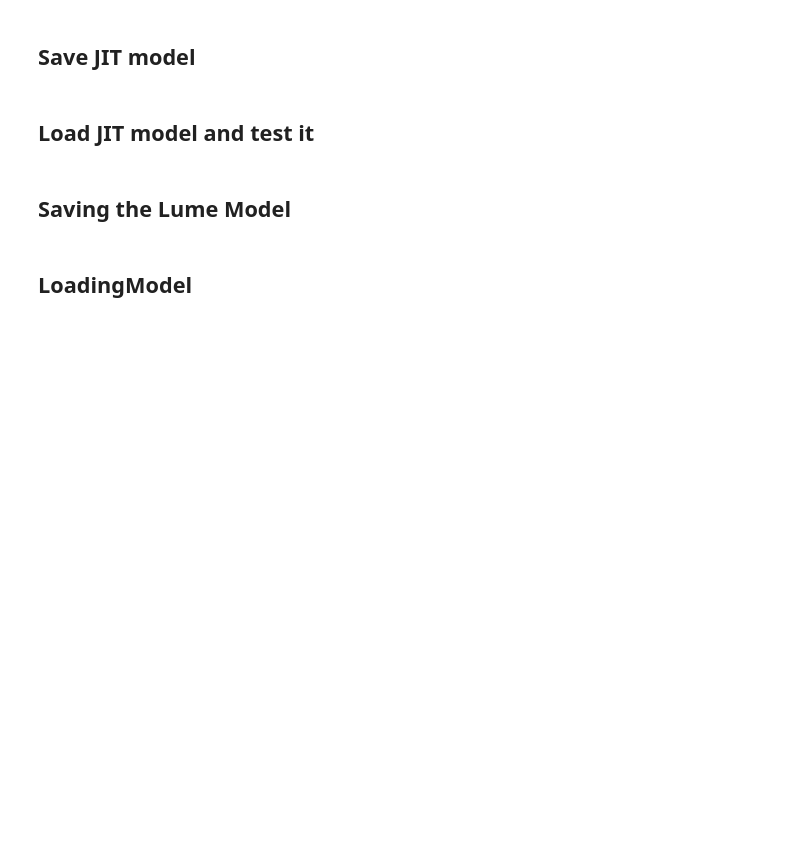
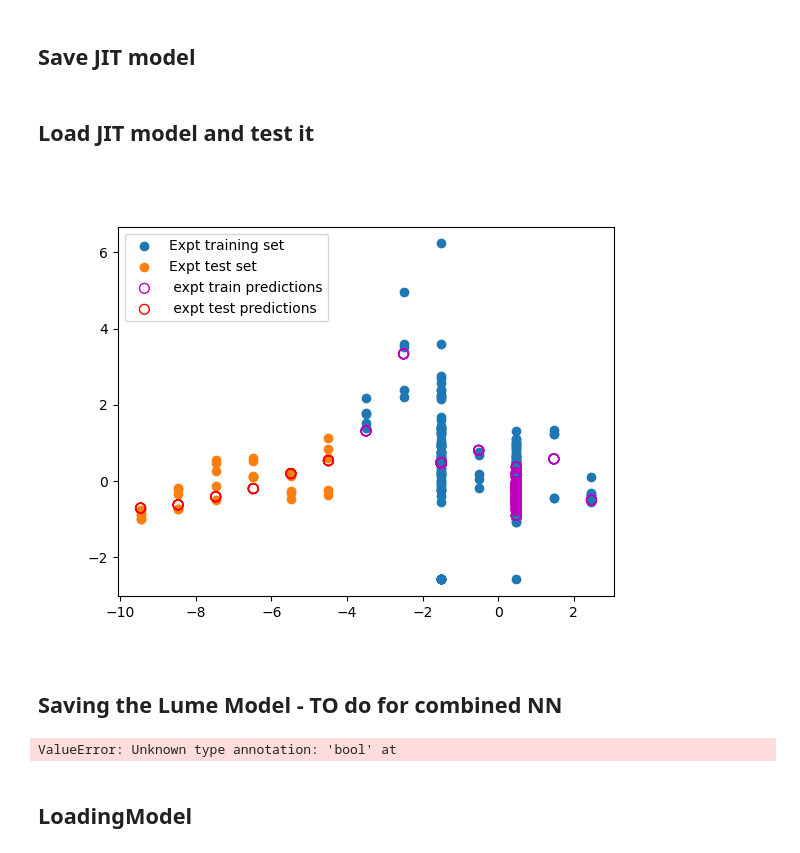
Before and after one commit to BLAST-AI-ML/synapse, a Jupyter notebook: ml/NN_training/Neural_Network_sim_calibrated_with_expts_asLumeModel_linearcalibration_jit.ipynb, the cells around one changed output. Drawn from its saved outputs; the diff is of its cells as text; code cells hidden in the pictures; blank space fills up the shorter version.

```diff
--- a/ml/NN_training/Neural_Network_sim_calibrated_with_expts_asLumeModel_linearcalibration_jit.ipynb
+++ b/ml/NN_training/Neural_Network_sim_calibrated_with_expts_asLumeModel_linearcalibration_jit.ipynb
@@ -174,24 +201,27 @@ torch.jit.save(scripted_calibration, 'calibration.jit')
 # %% [markdown]
 <h2> Load JIT model and test it
 # %%
-loaded_model = torch.jit.load('calibration.jit')
+loaded_model = torch.jit.load('calibrationNN.jit')
 
 plt.clf()
 ax = plt.figure().add_subplot()
-ax.scatter(norm_sim_training_set_df['z_target_um'], norm_sim_training_set_df['n_protons'], label='Simulation training set')
+#ax.scatter(norm_sim_training_set_df['z_target_um'], norm_sim_training_set_df['n_protons'], label='Simulation training set')
 ax.scatter(norm_expt_training_set_df['z_target_um'], norm_expt_training_set_df['n_protons'], label='Expt training set')
 ax.scatter(norm_expt_test_set_df['z_target_um'], norm_expt_test_set_df['n_protons'], label='Expt test set')
 
 with torch.no_grad():
-    output = loaded_model(norm_expt_inputs_training)
+    output = loaded_model.sim_to_exp_calibration(loaded_model(norm_expt_inputs_training))
     numpy_array = output.numpy()
 ax.scatter(norm_expt_training_set_df['z_target_um'], numpy_array, label=' expt train predictions', s=50, facecolors='none', edgecolors='m')
 
 with torch.no_grad():
-    output = loaded_model(norm_expt_inputs_test)
+    output = loaded_model.sim_to_exp_calibration(loaded_model(norm_expt_inputs_test))
     numpy_array = output.numpy()
 ax.scatter(norm_expt_test_set_df['z_target_um'], numpy_array,label=' expt test predictions', s=50, facecolors='none', edgecolors='r')
+plt.legend()
 plt.show()# loaded_model.eval()
+# %% [output]
+[figure, added]
 # %% [markdown]
-<h2> Saving the Lume Model </h2>
+<h2> Saving the Lume Model - TO do for combined NN</h2>
 # %%
@@ -201,25 +231,27 @@ model = TorchModel
 # %%
 
-input_variables = [
-    ScalarInputVariable(name="z_target_um", default=0, value_range=[-150,150]),
-    ScalarInputVariable(name="TOD_fs3", default=0, value_range=[-8e4,8e4]),
-    ScalarInputVariable(name="GVD", default=0, value_range=[13.2,13.9])
-]
-output_variables = [
-    ScalarOutputVariable(name="n_protons", default=0, value_range=[0,8e10])
-]
+# input_variables = [
+#     ScalarInputVariable(name="z_target_um", default=0, value_range=[-150,150]),
+#     ScalarInputVariable(name="TOD_fs3", default=0, value_range=[-8e4,8e4]),
+#     ScalarInputVariable(name="GVD", default=0, value_range=[13.2,13.9])
+# ]
+# output_variables = [
+#     ScalarOutputVariable(name="n_protons", default=0, value_range=[0,8e10])
+# ]
 
-calibration_transform = AffineInputTransform( 1, coefficient=calibration_layer.weight.clone(), offset=calibration_layer.bias.clone() )
+# #calibration_transform = AffineInputTransform( 1, coefficient=calibration_layer.weight.clone(), offset=calibration_layer.bias.clone() )
 
-model = TorchModel(
-    model=calibrated_nn,
-    input_variables=input_variables,
-    output_variables=output_variables,
-    input_transformers=[input_transform],
-    output_transformers=[calibration_transform,output_transform] # saving calibration before normalization
-)
+# model = TorchModel(
+#     model=calibrated_nn,
+#     input_variables=input_variables,
+#     output_variables=output_variables,
+#     input_transformers=[input_transform],
+#     output_transformers=[output_transform] # saving calibration before normalization
+# )
 
-model.dump( file='base_simulation_model_with_transformers_calibration.yml' )
+# model.dump( file='base_simulation_model_with_transformers_calibration.yml' )
+# %% [output]
+ValueError: Unknown type annotation: 'bool' at
 # %% [markdown]
 <h2> LoadingModel </h2>
 # %%
```
Also changed, not shown: parts of 13 cells of this notebook.
